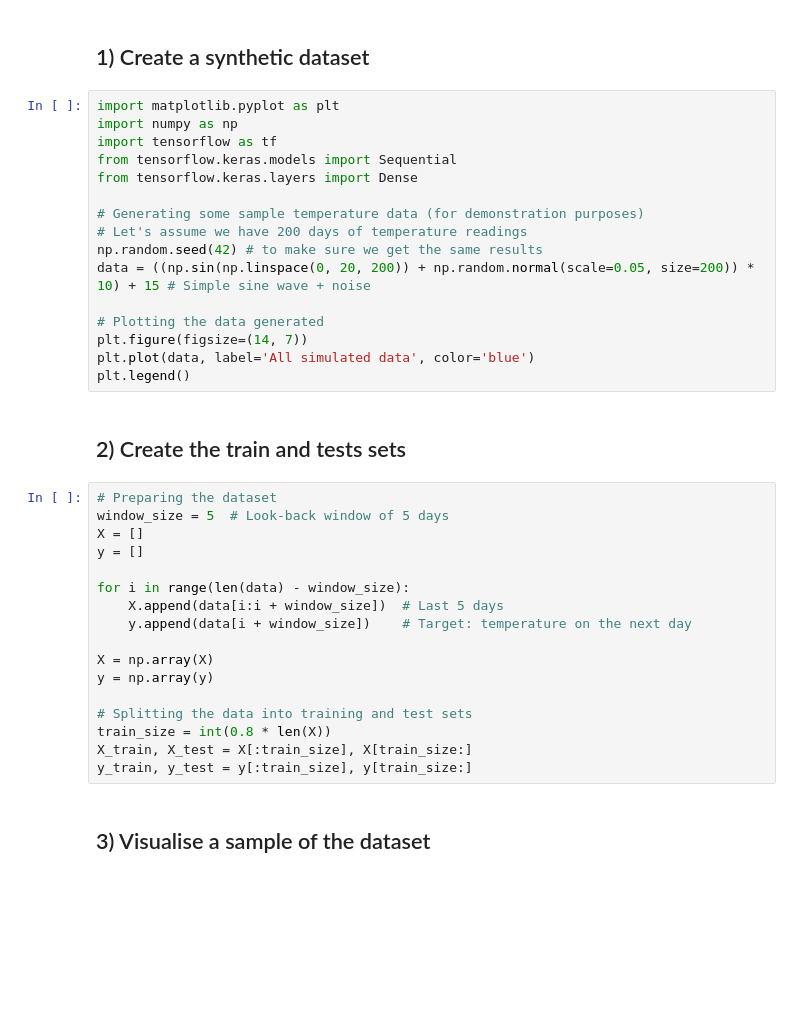
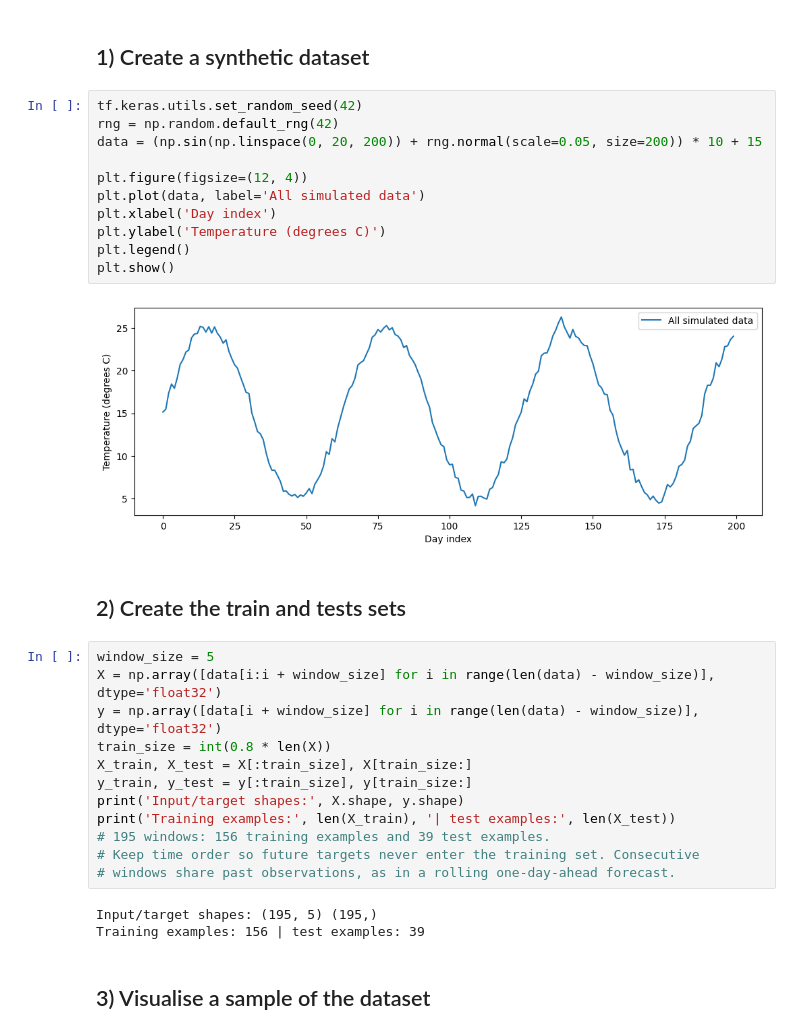
Before and after one commit to anjaya02/applied-ai, a Jupyter notebook: Week 9/Tutorial_ANN.ipynb, the cells around one changed output. Drawn from its saved outputs; the diff is of its cells as text; blank space fills up the shorter version.

```diff
--- a/Week 9/Tutorial_ANN.ipynb
+++ b/Week 9/Tutorial_ANN.ipynb
@@ -230,40 +500,35 @@ In this task, we will create a neural network able to predict the temperature (w
 # %% [markdown]
 ## 1) Create a synthetic dataset
-# %%
-import matplotlib.pyplot as plt
-import numpy as np
-import tensorflow as tf
-from tensorflow.keras.models import Sequential
-from tensorflow.keras.layers import Dense
-
-# Generating some sample temperature data (for demonstration purposes)
-# Let's assume we have 200 days of temperature readings
-np.random.seed(42) # to make sure we get the same results
-data = ((np.sin(np.linspace(0, 20, 200)) + np.random.normal(scale=0.05, size=200)) * 10) + 15 # Simple sine wave + noise
-
-# Plotting the data generated
-plt.figure(figsize=(14, 7))
-plt.plot(data, label='All simulated data', color='blue')
-plt.legend()
+# %%
+tf.keras.utils.set_random_seed(42)
+rng = np.random.default_rng(42)
+data = (np.sin(np.linspace(0, 20, 200)) + rng.normal(scale=0.05, size=200)) * 10 + 15
+
+plt.figure(figsize=(12, 4))
+plt.plot(data, label='All simulated data')
+plt.xlabel('Day index')
+plt.ylabel('Temperature (degrees C)')
+plt.legend()
+plt.show()
+# %% [output]
+[figure, added]
 # %% [markdown]
 ## 2) Create the train and tests sets
-# %%
-# Preparing the dataset
-window_size = 5  # Look-back window of 5 days
-X = []
-y = []
-
-for i in range(len(data) - window_size):
-    X.append(data[i:i + window_size])  # Last 5 days
-    y.append(data[i + window_size])    # Target: temperature on the next day
-
-X = np.array(X)
-y = np.array(y)
-
-# Splitting the data into training and test sets
-train_size = int(0.8 * len(X))
-X_train, X_test = X[:train_size], X[train_size:]
-y_train, y_test = y[:train_size], y[train_size:]
+# %%
+window_size = 5
+X = np.array([data[i:i + window_size] for i in range(len(data) - window_size)], dtype='float32')
+y = np.array([data[i + window_size] for i in range(len(data) - window_size)], dtype='float32')
+train_size = int(0.8 * len(X))
+X_train, X_test = X[:train_size], X[train_size:]
+y_train, y_test = y[:train_size], y[train_size:]
+print('Input/target shapes:', X.shape, y.shape)
+print('Training examples:', len(X_train), '| test examples:', len(X_test))
+# 195 windows: 156 training examples and 39 test examples.
+# Keep time order so future targets never enter the training set. Consecutive
+# windows share past observations, as in a rolling one-day-ahead forecast.
+# %% [output]
+Input/target shapes: (195, 5) (195,)
+Training examples: 156 | test examples: 39
 # %% [markdown]
 ## 3) Visualise a sample of the dataset
 # %%
```
Also changed, not shown: parts of 64 cells of this notebook.
